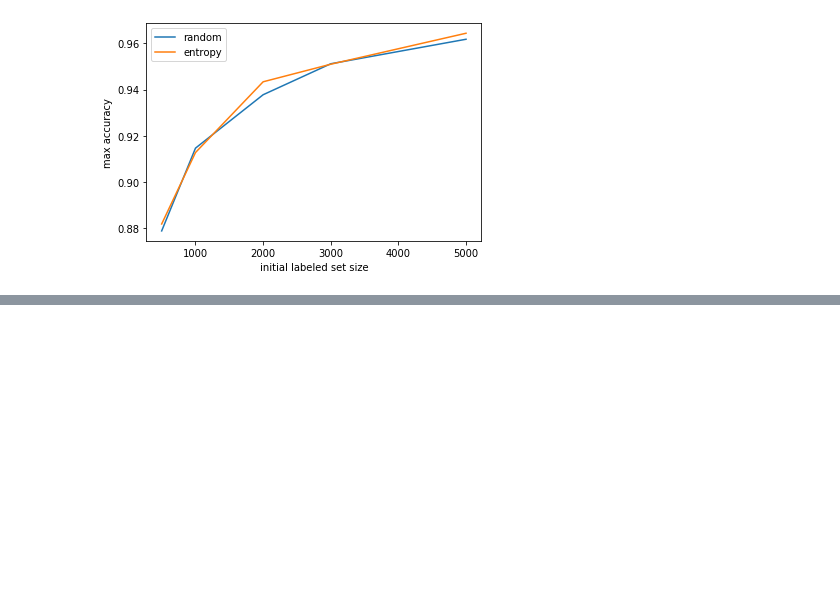
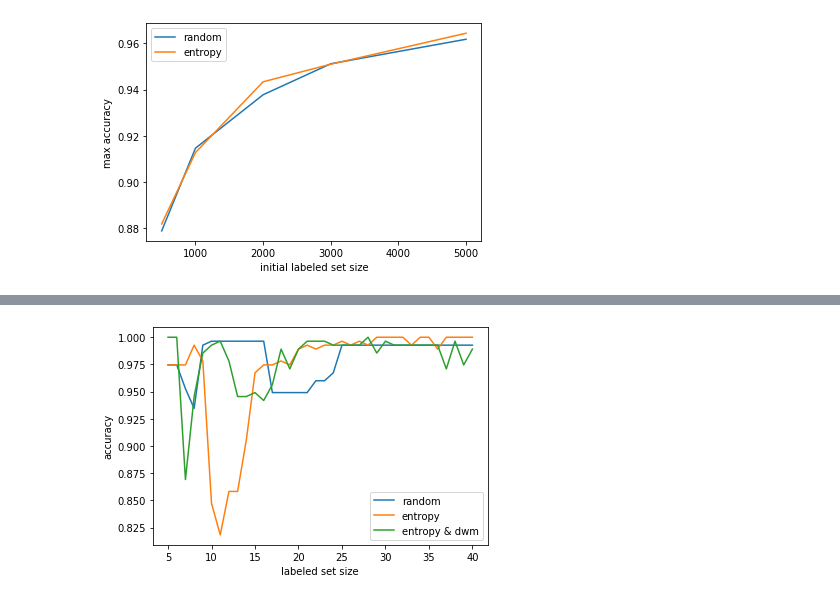
Before and after one commit to nibydlo/Thesis, a Jupyter notebook: first_impl/UncertaintyAL.ipynb, the cells around one changed output, grey strips where cells are left out. Saved outputs shown, nothing was run; the diff lists cells and outputs as text; code cells hidden in the pictures; blank space fills up the shorter version.

```diff
--- a/first_impl/UncertaintyAL.ipynb
+++ b/first_impl/UncertaintyAL.ipynb
@@ -241,0 +263,20 @@ plt.show()
+# %%
+unsim_coef = 0.01
+
+def query_uncert_dwm(model, x_train, labeled, batch_size, uncert_f, reshape_f, mass_center):
+    pre_batch = []
+    for i in range(len(x_train)):
+        if not labeled[i]:
+            p = model.predict_proba(reshape_f(x_train[i]))
+            unsim = abs(sum(x_train[i].flatten() - mass_center)) ** unsim_coef
+            pre_batch.append((uncert_f(p.flatten()) * unsim, i))
+    return [i for (p, i) in sorted(pre_batch)[::-1][:batch_size]]
+
+def query_uncert_1_dwm(model, x_train, labeled, batch_size, reshape_f, mass_center):
+    return query_uncert_dwm(model, x_train, labeled, batch_size, f1, reshape_f, mass_center)
+
+def query_uncert_2_dwm(model, x_train, labeled, batch_size, reshape_f, mass_center):
+    return query_uncert_dwm(model, x_train, labeled, batch_size, f2, reshape_f, mass_center)
+
+def query_entropy_dwm(model, x_train, labeled, batch_size, reshape_f, mass_center):
+    return query_uncert_dwm(model, x_train, labeled, batch_size, f_entropy, reshape_f, mass_center)
@@ -241,0 +318,27 @@ plt.show()
+# %%
+unsim_coef = 0.3
+entropy_dwm_bill = run_DWM(query_entropy_dwm, create_linear_svc_model, reshape_svc, score_svc,
+                    x_train_bill.to_numpy(),
+                    y_train_bill.to_numpy(),
+                    x_test_bill.to_numpy(),
+                    y_test_bill.to_numpy(),
+                    5, 1, 35)
+# %%
+xs_random = [e[0] for e in random_bill]
+ys_random = [e[1] for e in random_bill]
+plt.plot(xs_random, ys_random, label='random')
+
+xs_entropy = [e[0] for e in entropy_bill]
+ys_entropy = [e[1] for e in entropy_bill]
+plt.plot(xs_entropy, ys_entropy, label='entropy')
+
+xs_entropy_dwm = [e[0] for e in entropy_dwm_bill]
+ys_entropy_dwm = [e[1] for e in entropy_dwm_bill]
+plt.plot(xs_entropy_dwm, ys_entropy_dwm, label='entropy & dwm')
+
+plt.xlabel('labeled set size')
+plt.ylabel('accuracy')
+plt.legend()
+plt.show()
+# %% [output]
+[figure, added]
```
Also changed, not shown: parts of 17 cells of this notebook.
